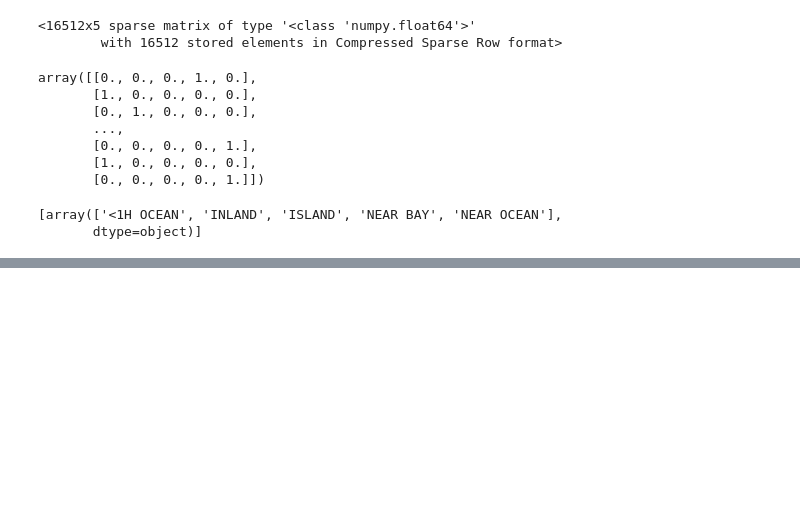
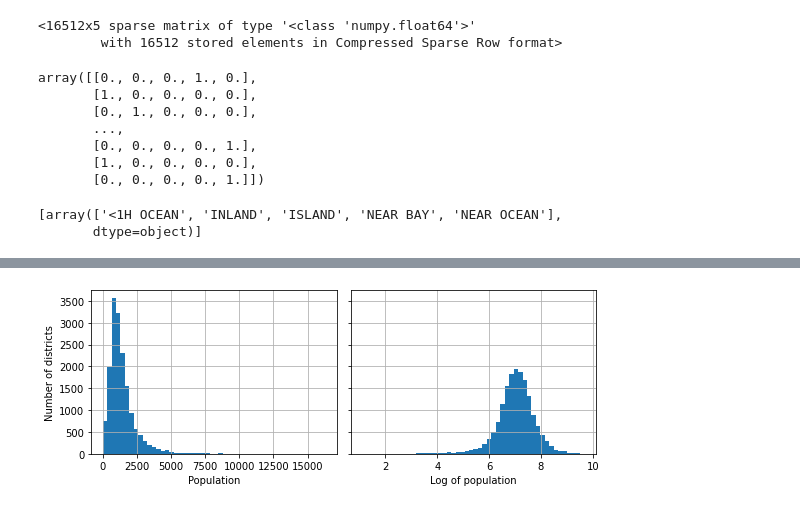
Before and after one commit to JPL-JUNO/Hands-on-Machine-Learning-HOML, a Jupyter notebook: chapter/chapter2.ipynb, the cells around one changed output, grey strips where cells are left out. Drawn from its saved outputs; the diff is of its cells as text; code cells hidden in the pictures; blank space fills up the shorter version.

```diff
--- a/chapter/chapter2.ipynb
+++ b/chapter/chapter2.ipynb
@@ -11,3 +13,10 @@ import numpy as np
+# %%
+img_path = '../Tex/img/codes/'
+def save_fig(fig_id, tight_layout=True, fig_extension='png', resolution=300):
+    path = img_path + f"{fig_id}.{fig_extension}"
+    if tight_layout:
+        plt.tight_layout()
+    plt.savefig(path, format=fig_extension, dpi=resolution)
 # %%
 housing = pd.read_csv('data/housing.csv')
 # %%
@@ -392,0 +402,11 @@ pd.DataFrame(housing_num_std_scalar).sample(3)
+# %%
+fig, axs = plt.subplots(1, 2, figsize=(8, 3), sharey=True)
+housing['population'].hist(ax=axs[0], bins=50)
+housing['population'].apply(np.log).hist(ax=axs[1], bins=50)
+axs[0].set_xlabel('Population')
+axs[1].set_xlabel('Log of population')
+axs[0].set_ylabel('Number of districts')
+save_fig('Transforming a feature to make it closer to a Gaussian distribution')
+plt.show()
+# %% [output]
+[figure, added]
```
Also changed, not shown: parts of 10 cells of this notebook, 1 other file.
